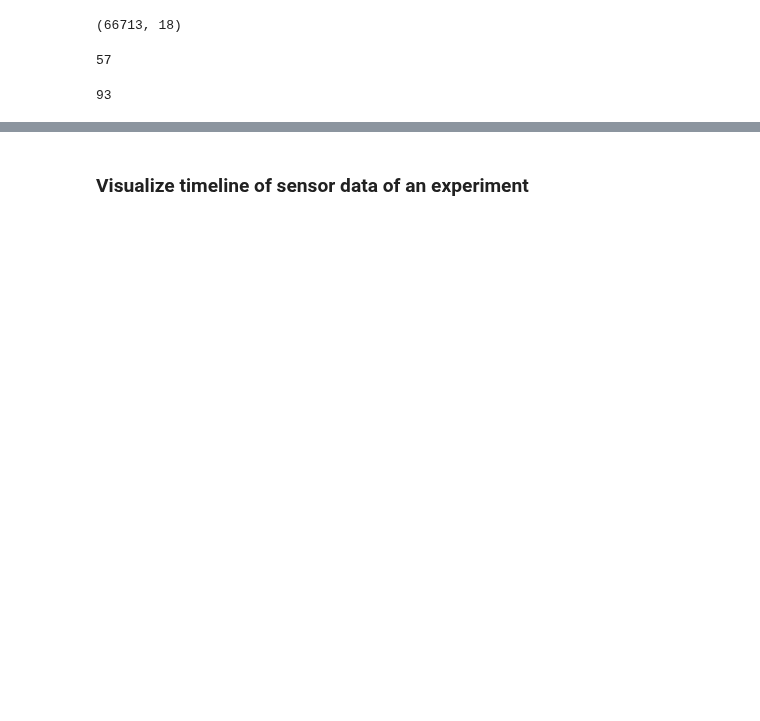
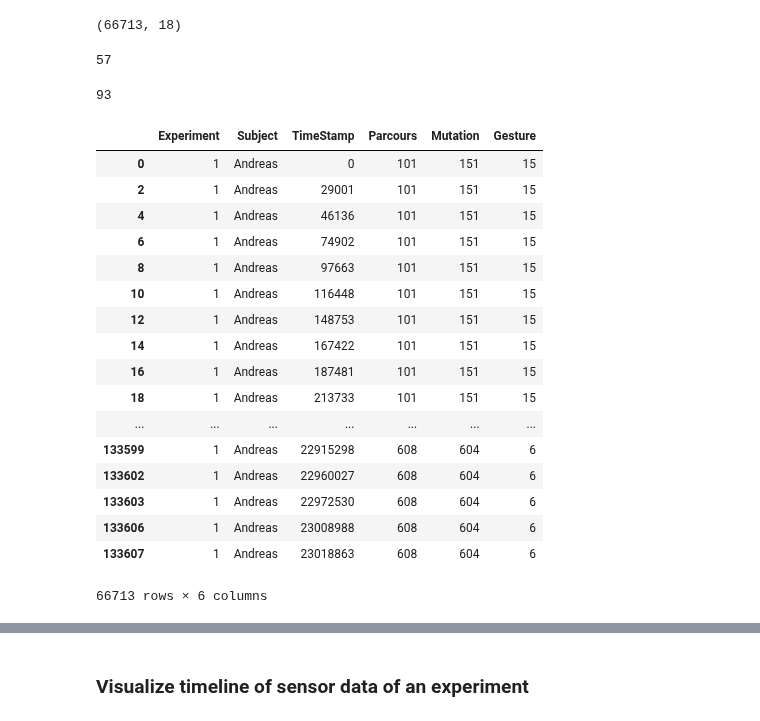
Before and after one commit to Make-O-Matic/MOM-Engine, a Jupyter notebook: data_preprocess.ipynb, the cells around one changed output, grey strips where cells are left out. Saved outputs shown, nothing was run; the diff lists cells and outputs as text; code cells hidden in the pictures; blank space fills up the shorter version.

```diff
--- a/data_preprocess.ipynb
+++ b/data_preprocess.ipynb
@@ -627,0 +630,23 @@ sum(mydata['TimeStamp'].diff() < 0)
+# %%
+cols = ['Experiment','Subject','TimeStamp','Parcours','Mutation','Gesture']
+mydata2 = mydata[cols]
+mydata2
+# %% [output]
+|  | Experiment | Subject | TimeStamp | Parcours | Mutation | Gesture |
+| 0 | 1 | Andreas | 0 | 101 | 151 | 15 |
+| 2 | 1 | Andreas | 29001 | 101 | 151 | 15 |
+| 4 | 1 | Andreas | 46136 | 101 | 151 | 15 |
+| 6 | 1 | Andreas | 74902 | 101 | 151 | 15 |
+| 8 | 1 | Andreas | 97663 | 101 | 151 | 15 |
+| 10 | 1 | Andreas | 116448 | 101 | 151 | 15 |
+| 12 | 1 | Andreas | 148753 | 101 | 151 | 15 |
+| 14 | 1 | Andreas | 167422 | 101 | 151 | 15 |
+| 16 | 1 | Andreas | 187481 | 101 | 151 | 15 |
+| 18 | 1 | Andreas | 213733 | 101 | 151 | 15 |
+| ... | ... | ... | ... | ... | ... | ... |
+| 133599 | 1 | Andreas | 22915298 | 608 | 604 | 6 |
+| 133602 | 1 | Andreas | 22960027 | 608 | 604 | 6 |
+| 133603 | 1 | Andreas | 22972530 | 608 | 604 | 6 |
+| 133606 | 1 | Andreas | 23008988 | 608 | 604 | 6 |
+| 133607 | 1 | Andreas | 23018863 | 608 | 604 | 6 |
+66713 rows × 6 columns
```
Also changed, not shown: parts of 16 cells of this notebook.
